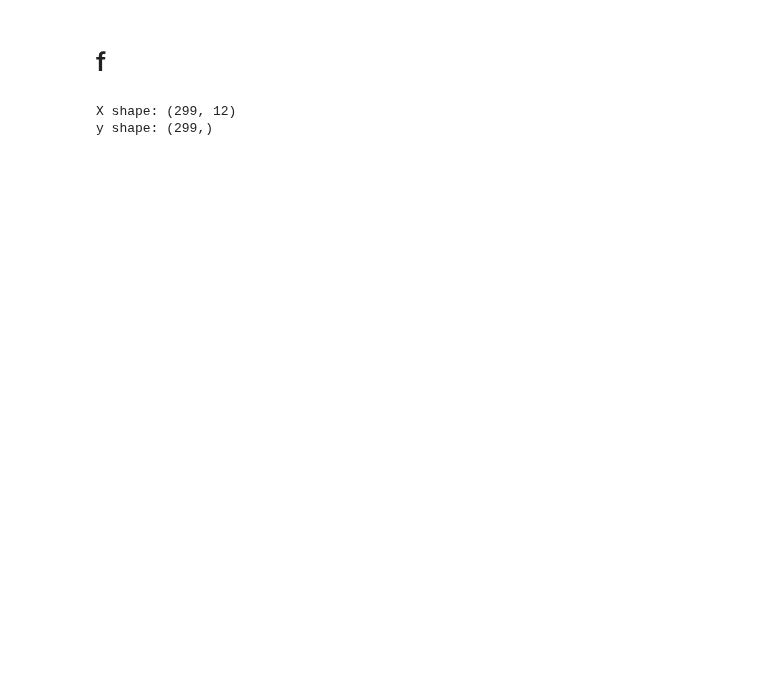
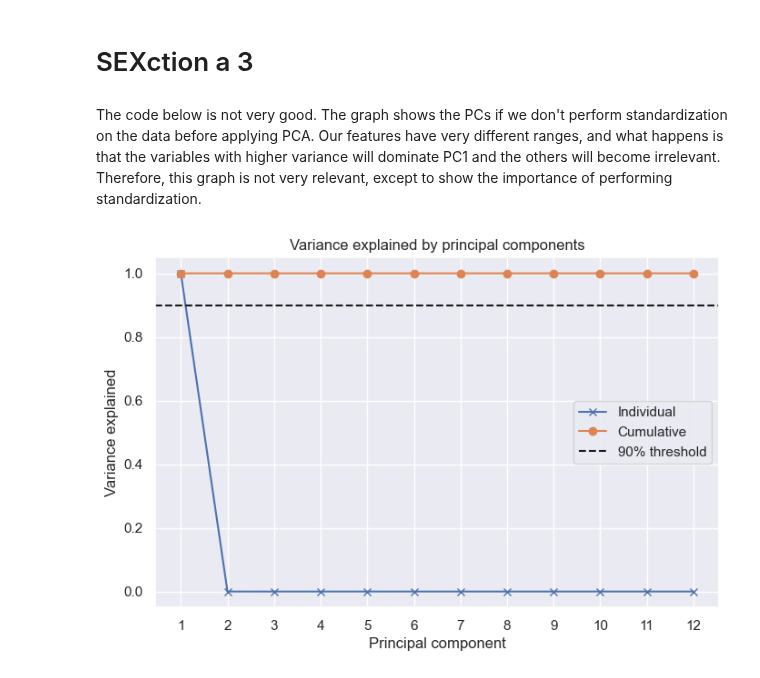
Before and after one commit to andregodinhodtu/02452---Machine-Learning---Project, a Jupyter notebook: code/notebooks/Section_3.ipynb, the cells around one changed output. Cells and saved outputs as stored; diff of their text form; code cells hidden in the pictures; blank space fills up the shorter version.

```diff
--- a/code/notebooks/Section_3.ipynb
+++ b/code/notebooks/Section_3.ipynb
@@ -1,5 +1,5 @@
 # %% [markdown]
-# f
+# SEXction a 3
 # %%
 import pandas as pd
 import numpy as np
@@ -35,8 +36,37 @@ X = data.drop(columns=["DEATH_EVENT"])  # all features except the target
 y = data["DEATH_EVENT"]
 
 # Check data shape
-assert X.shape == (299,12)
-assert y.shape == (299,), "Number of samples in X and y should match"
+assert X.shape == (299,12), "There should be 299 samples and 12 features"
+assert y.shape == (299,), "There should be 299 samples in the target variable"
-# %% [output]
-X shape: (299, 12)
-y shape: (299,)
+# %% [markdown]
+The code below is not very good. The graph shows the PCs if we don't perform standardization on the data before applying PCA. Our features have very different ranges, and what happens is that the variables with higher variance will dominate PC1 and the others will become irrelevant. Therefore, this graph is not very relevant, except to show the importance of performing standardization.
+# %%
+# Create and fit PCA
+pca = PCA()
+pca.fit(X)
+
+# Extract principal components (V)
+V = pca.components_.T
+
+# Fraction of variance explained by each PC
+rho = pca.explained_variance_ratio_
+
+
+# Threshold for cumulative variance
+threshold = 0.9
+
+
+# Plot variance explained
+plt.figure(figsize=(8,5))
+plt.plot(range(1, len(rho) + 1), rho, "x-", label="Individual")
+plt.plot(range(1, len(rho) + 1), np.cumsum(rho), "o-", label="Cumulative")
+plt.axhline(y=threshold, color="k", linestyle="--", label="90% threshold")
+plt.title("Variance explained by principal components")
+plt.xlabel("Principal component")
+plt.ylabel("Variance explained")
+plt.xticks(range(1, len(rho) + 1))
+plt.legend()
+plt.grid(True)
+plt.show()
+# %% [output]
+[figure, added]
```
Also changed, not shown: parts of 5 cells of this notebook.
